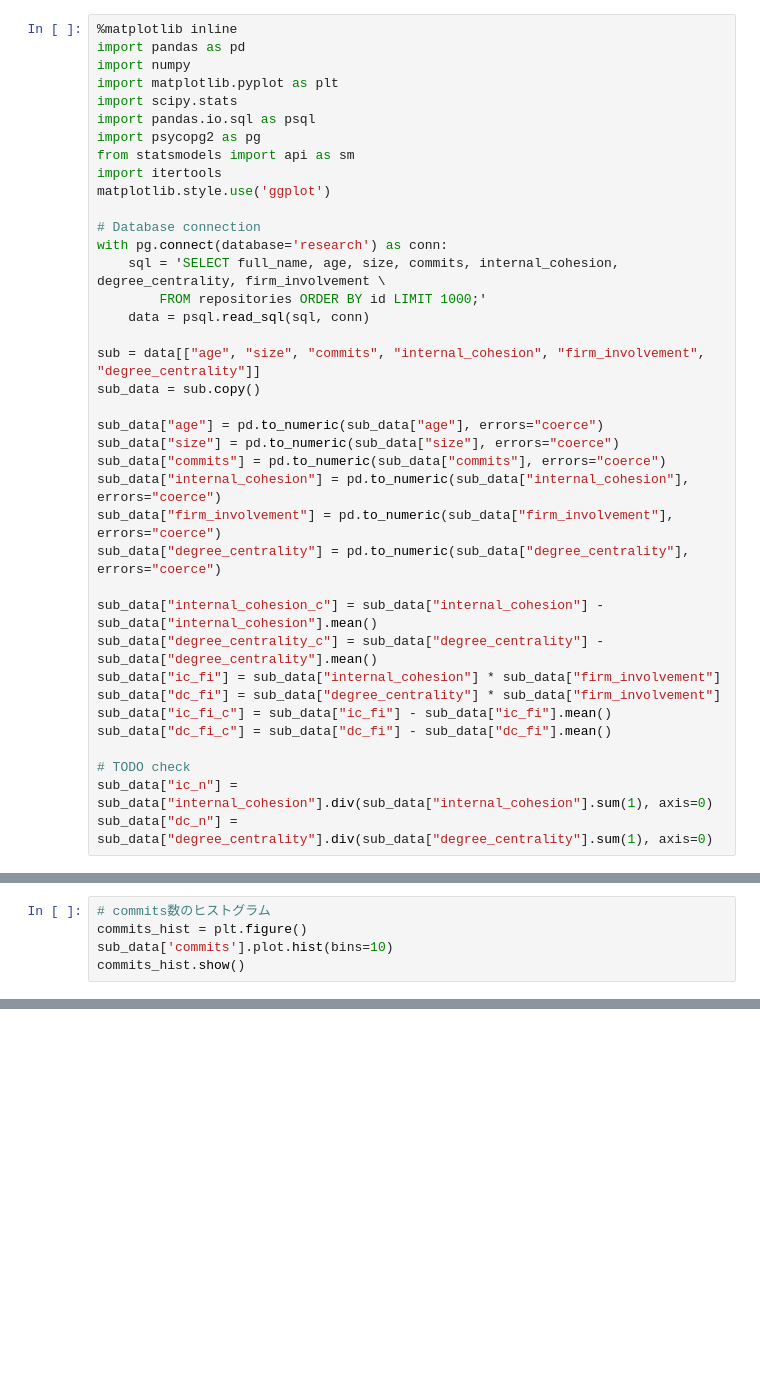
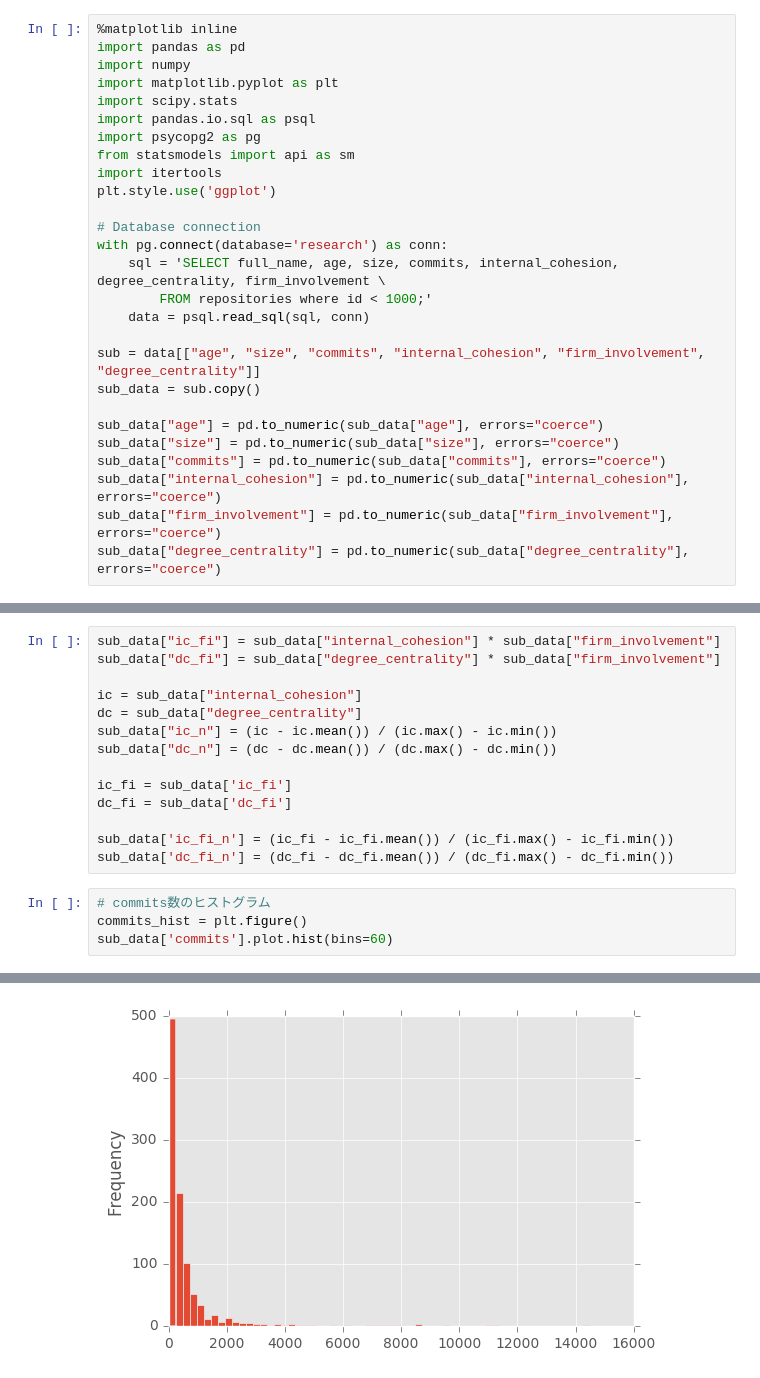
Before and after one commit to Takamichi-tsutsumi/github-py, a Jupyter notebook: Analysis.ipynb, the cells around one changed output, grey strips where cells are left out. Drawn from its saved outputs; the diff is of its cells as text; blank space fills up the shorter version.

```diff
--- a/Analysis.ipynb
+++ b/Analysis.ipynb
@@ -8,12 +8,12 @@ import pandas.io.sql as psql
 import psycopg2 as pg
 from statsmodels import api as sm
 import itertools
-matplotlib.style.use('ggplot')
+plt.style.use('ggplot')
 
 # Database connection
 with pg.connect(database='research') as conn:
     sql = 'SELECT full_name, age, size, commits, internal_cohesion, degree_centrality, firm_involvement \
-        FROM repositories ORDER BY id LIMIT 1000;'
+        FROM repositories where id < 1000;'
     data = psql.read_sql(sql, conn)
 
 sub = data[["age", "size", "commits", "internal_cohesion", "firm_involvement", "degree_centrality"]]
@@ -25,14 +25,3 @@ sub_data["commits"] = pd.to_numeric(sub_data["commits"], errors="coerce")
 sub_data["internal_cohesion"] = pd.to_numeric(sub_data["internal_cohesion"], errors="coerce")
 sub_data["firm_involvement"] = pd.to_numeric(sub_data["firm_involvement"], errors="coerce")
 sub_data["degree_centrality"] = pd.to_numeric(sub_data["degree_centrality"], errors="coerce")
-
-sub_data["internal_cohesion_c"] = sub_data["internal_cohesion"] - sub_data["internal_cohesion"].mean()
-sub_data["degree_centrality_c"] = sub_data["degree_centrality"] - sub_data["degree_centrality"].mean()
-sub_data["ic_fi"] = sub_data["internal_cohesion"] * sub_data["firm_involvement"]
-sub_data["dc_fi"] = sub_data["degree_centrality"] * sub_data["firm_involvement"]
-sub_data["ic_fi_c"] = sub_data["ic_fi"] - sub_data["ic_fi"].mean()
-sub_data["dc_fi_c"] = sub_data["dc_fi"] - sub_data["dc_fi"].mean()
-
-# TODO check
-sub_data["ic_n"] = sub_data["internal_cohesion"].div(sub_data["internal_cohesion"].sum(1), axis=0)
-sub_data["dc_n"] = sub_data["degree_centrality"].div(sub_data["degree_centrality"].sum(1), axis=0)
@@ -41,5 +48,19 @@ ImportError: No module named 'psycopg2'
+# %%
+sub_data["ic_fi"] = sub_data["internal_cohesion"] * sub_data["firm_involvement"]
+sub_data["dc_fi"] = sub_data["degree_centrality"] * sub_data["firm_involvement"]
+
+ic = sub_data["internal_cohesion"]
+dc = sub_data["degree_centrality"]
+sub_data["ic_n"] = (ic - ic.mean()) / (ic.max() - ic.min())
+sub_data["dc_n"] = (dc - dc.mean()) / (dc.max() - dc.min())
+
+ic_fi = sub_data['ic_fi']
+dc_fi = sub_data['dc_fi']
+
+sub_data['ic_fi_n'] = (ic_fi - ic_fi.mean()) / (ic_fi.max() - ic_fi.min())
+sub_data['dc_fi_n'] = (dc_fi - dc_fi.mean()) / (dc_fi.max() - dc_fi.min())
 # %%
 # commits数のヒストグラム
 commits_hist = plt.figure()
-sub_data['commits'].plot.hist(bins=10)
-commits_hist.show()
+sub_data['commits'].plot.hist(bins=60)
+# %% [output]
@@ -45,0 +68 @@ commits_hist.show()
+[figure, added]
```
Also changed, not shown: parts of 23 cells of this notebook.
